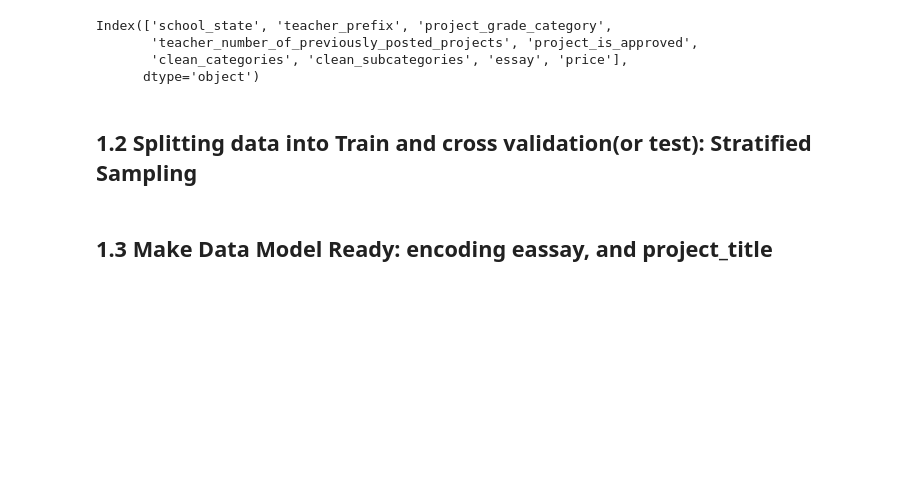
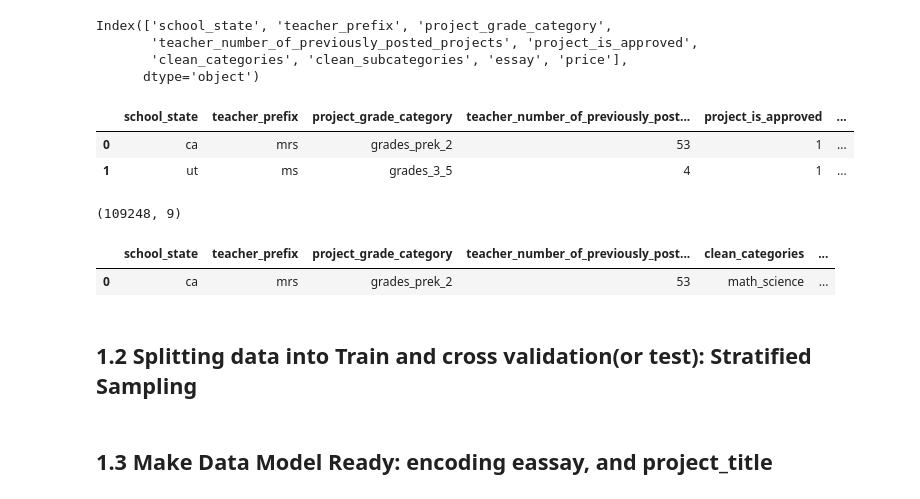
Before and after one commit to subro12/Assignments, a Jupyter notebook: 11_Assignment_GBDT_Instructions.ipynb, the cells around one changed output. Drawn from its saved outputs; the diff is of its cells as text; code cells hidden in the pictures; blank space fills up the shorter version.

```diff
--- a/11_Assignment_GBDT_Instructions.ipynb
+++ b/11_Assignment_GBDT_Instructions.ipynb
@@ -108,6 +143,23 @@ Index(['school_state', 'teacher_prefix', 'project_grade_category',
        'teacher_number_of_previously_posted_projects', 'project_is_approved',
        'clean_categories', 'clean_subcategories', 'essay', 'price'],
       dtype='object')
+# %%
+data.head(n=2)
+# %% [output]
+|  | school_state | teacher_prefix | project_grade_category | teacher_number_of_previously_post... | project_is_approved | ... |
+| 0 | ca | mrs | grades_prek_2 | 53 | 1 | ... |
+| 1 | ut | ms | grades_3_5 | 4 | 1 | ... |
+# %%
+data.shape
+# %% [output]
+(109248, 9)
+# %%
+y = data['project_is_approved'].values
+x = data.drop(['project_is_approved'],axis=1)
+x.head(1)
+# %% [output]
+|  | school_state | teacher_prefix | project_grade_category | teacher_number_of_previously_post... | clean_categories | ... |
+| 0 | ca | mrs | grades_prek_2 | 53 | math_science | ... |
 # %% [markdown]
 <h2>1.2 Splitting data into Train and cross validation(or test): Stratified Sampling</h2>
 # %%
```
Also changed, not shown: parts of 5 cells of this notebook.
